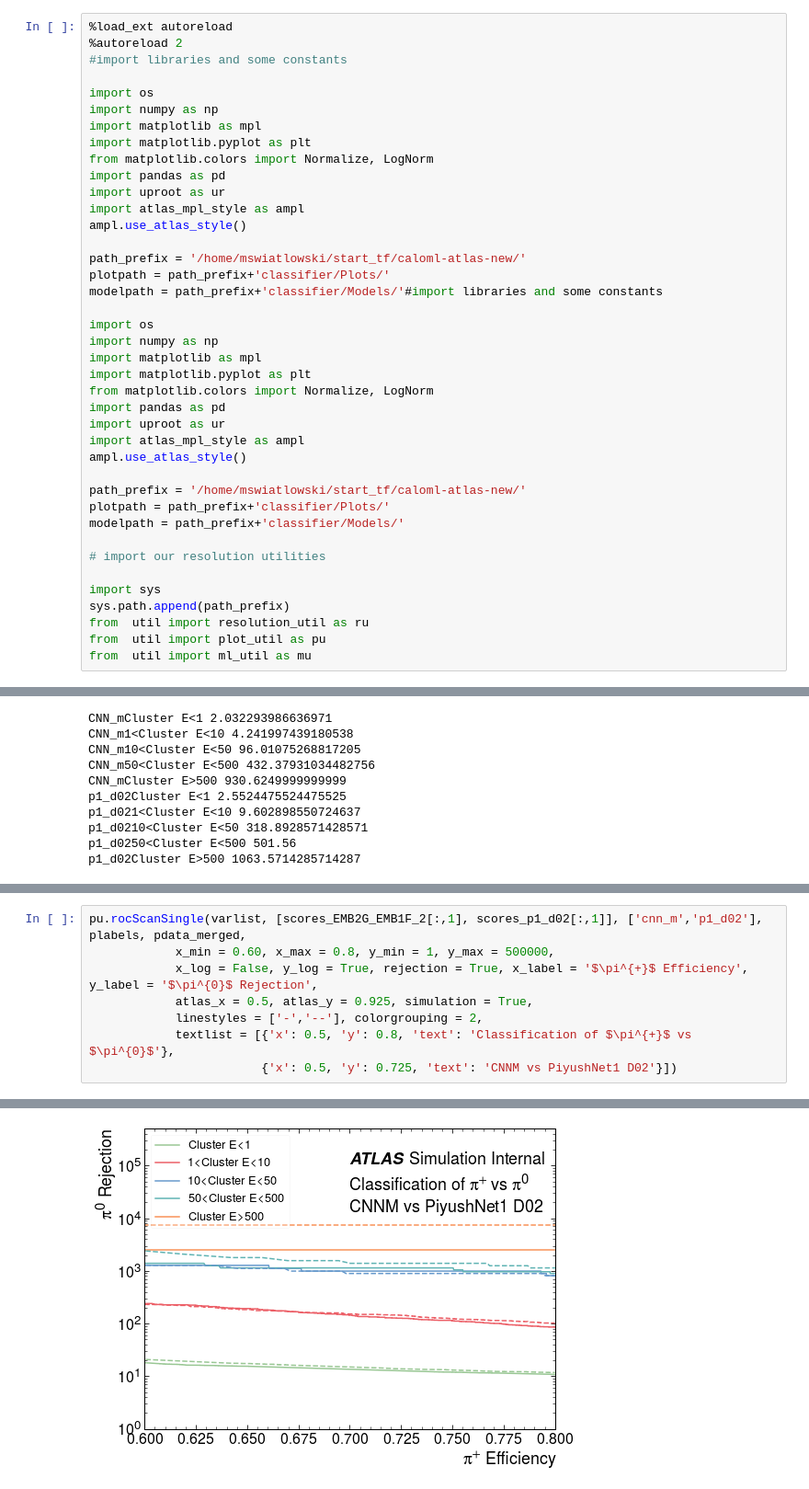
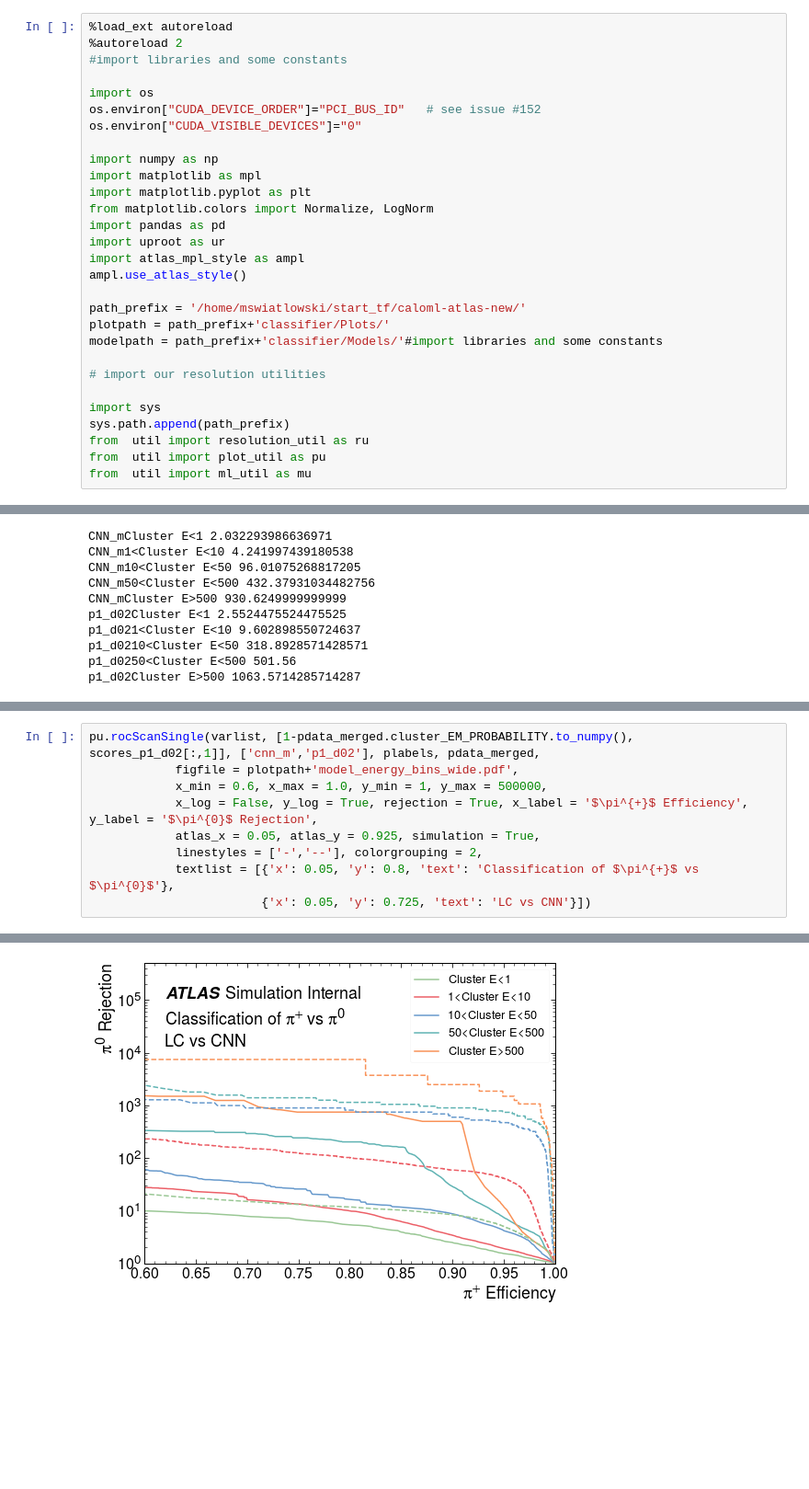
Before and after one commit to russbate42/LCStudies, a Jupyter notebook: classifier/TopoClusterClassifierPlotting.ipynb, the cells around one changed output, grey strips where cells are left out. Shown at 92% size. Saved outputs shown, nothing was run; the diff lists cells and outputs as text; blank space fills up the shorter version.

Commit message:
plotting scripts

```diff
--- a/classifier/TopoClusterClassifierPlotting.ipynb
+++ b/classifier/TopoClusterClassifierPlotting.ipynb
@@ -6,6 +6,9 @@
 #import libraries and some constants
 
 import os
+os.environ["CUDA_DEVICE_ORDER"]="PCI_BUS_ID"   # see issue #152
+os.environ["CUDA_VISIBLE_DEVICES"]="0"
+
 import numpy as np
 import matplotlib as mpl
 import matplotlib.pyplot as plt
@@ -19,20 +22,6 @@ path_prefix = '/home/mswiatlowski/start_tf/caloml-atlas-new/'
 plotpath = path_prefix+'classifier/Plots/'
 modelpath = path_prefix+'classifier/Models/'#import libraries and some constants
 
-import os
-import numpy as np
-import matplotlib as mpl
-import matplotlib.pyplot as plt
-from matplotlib.colors import Normalize, LogNorm
-import pandas as pd
-import uproot as ur
-import atlas_mpl_style as ampl
-ampl.use_atlas_style()
-
-path_prefix = '/home/mswiatlowski/start_tf/caloml-atlas-new/'
-plotpath = path_prefix+'classifier/Plots/'
-modelpath = path_prefix+'classifier/Models/'
-
 # import our resolution utilities
 
 import sys
@@ -268,12 +263,13 @@ pu.rocScan(varlist, [scores_EMB2G_EMB1F_2[:,1], scores_p1_d02[:,1]], ['cnn_m','p
 # %%
-pu.rocScanSingle(varlist, [scores_EMB2G_EMB1F_2[:,1], scores_p1_d02[:,1]], ['cnn_m','p1_d02'], plabels, pdata_merged,
-            x_min = 0.60, x_max = 0.8, y_min = 1, y_max = 500000,
+pu.rocScanSingle(varlist, [1-pdata_merged.cluster_EM_PROBABILITY.to_numpy(), scores_p1_d02[:,1]], ['cnn_m','p1_d02'], plabels, pdata_merged,
+            figfile = plotpath+'model_energy_bins_wide.pdf',
+            x_min = 0.6, x_max = 1.0, y_min = 1, y_max = 500000,
             x_log = False, y_log = True, rejection = True, x_label = '$\pi^{+}$ Efficiency', y_label = '$\pi^{0}$ Rejection',
-            atlas_x = 0.5, atlas_y = 0.925, simulation = True,
+            atlas_x = 0.05, atlas_y = 0.925, simulation = True,
             linestyles = ['-','--'], colorgrouping = 2,
-            textlist = [{'x': 0.5, 'y': 0.8, 'text': 'Classification of $\pi^{+}$ vs $\pi^{0}$'},
-                        {'x': 0.5, 'y': 0.725, 'text': 'CNNM vs PiyushNet1 D02'}])
+            textlist = [{'x': 0.05, 'y': 0.8, 'text': 'Classification of $\pi^{+}$ vs $\pi^{0}$'},
+                        {'x': 0.05, 'y': 0.725, 'text': 'LC vs CNN'}])
 # %% [output]
 <Figure size 576x432 with 0 Axes>
-[figure, old version]
+[figure, new version]
 # %%
```
Also changed, not shown: parts of 13 cells of this notebook, 1 other file.
